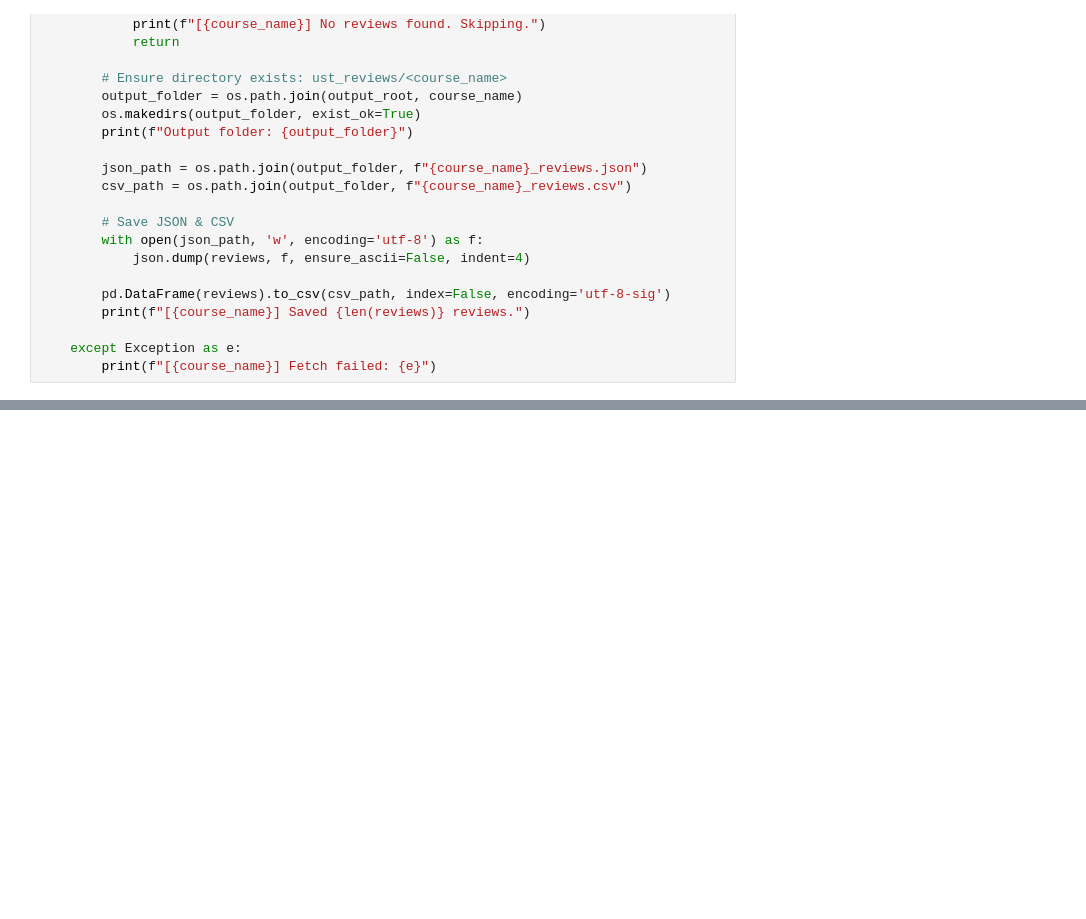
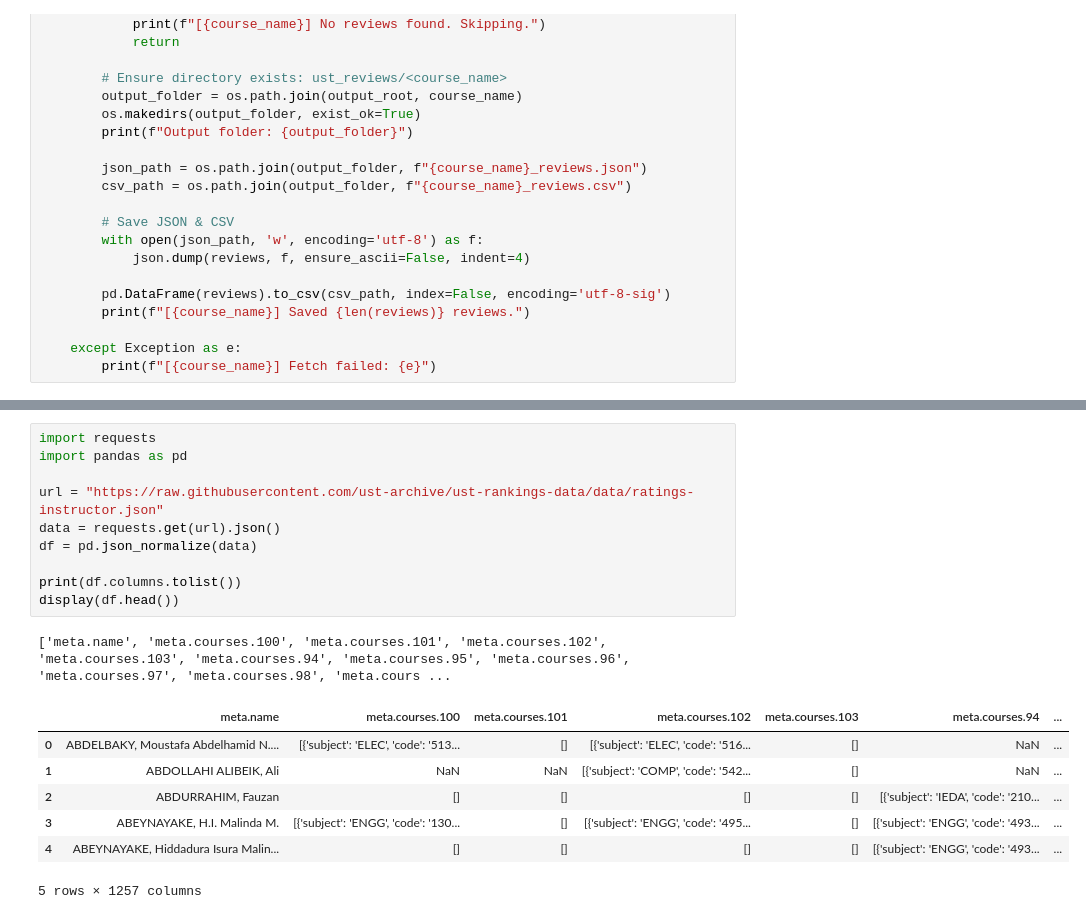
Before and after one commit to Timthn/UST_COMP_Course_Workload_MachineLearning_Prediction, a Jupyter notebook: 1.ieda3560_project_web_scrab.ipynb, the cells around one changed output, grey strips where cells are left out. Cells and saved outputs as stored; diff of their text form; blank space fills up the shorter version.

```diff
--- a/1.ieda3560_project_web_scrab.ipynb
+++ b/1.ieda3560_project_web_scrab.ipynb
@@ -416,0 +759,19 @@ All tasks completed successfully!
+# %%
+import requests
+import pandas as pd
+
+url = "https://raw.githubusercontent.com/ust-archive/ust-rankings-data/data/ratings-instructor.json"
+data = requests.get(url).json()
+df = pd.json_normalize(data)
+
+print(df.columns.tolist())
+display(df.head())
+# %% [output]
+['meta.name', 'meta.courses.100', 'meta.courses.101', 'meta.courses.102', 'meta.courses.103', 'meta.courses.94', 'meta.courses.95', 'meta.courses.96', 'meta.courses.97', 'meta.courses.98', 'meta.cours ...
+|  | meta.name | meta.courses.100 | meta.courses.101 | meta.courses.102 | meta.courses.103 | meta.courses.94 | ... |
+| 0 | ABDELBAKY, Moustafa Abdelhamid N.... | [{'subject': 'ELEC', 'code': '513... | [] | [{'subject': 'ELEC', 'code': '516... | [] | NaN | ... |
+| 1 | ABDOLLAHI ALIBEIK, Ali | NaN | NaN | [{'subject': 'COMP', 'code': '542... | [] | NaN | ... |
+| 2 | ABDURRAHIM, Fauzan | [] | [] | [] | [] | [{'subject': 'IEDA', 'code': '210... | ... |
+| 3 | ABEYNAYAKE, H.I. Malinda M. | [{'subject': 'ENGG', 'code': '130... | [] | [{'subject': 'ENGG', 'code': '495... | [] | [{'subject': 'ENGG', 'code': '493... | ... |
+| 4 | ABEYNAYAKE, Hiddadura Isura Malin... | [] | [] | [] | [] | [{'subject': 'ENGG', 'code': '493... | ... |
+5 rows × 1257 columns
```
Also changed, not shown: parts of 22 cells of this notebook, 1 other file.
